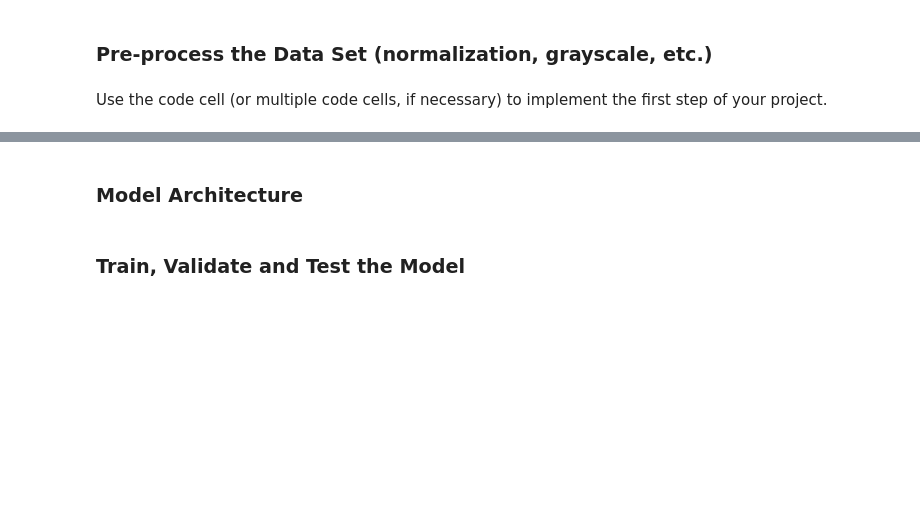
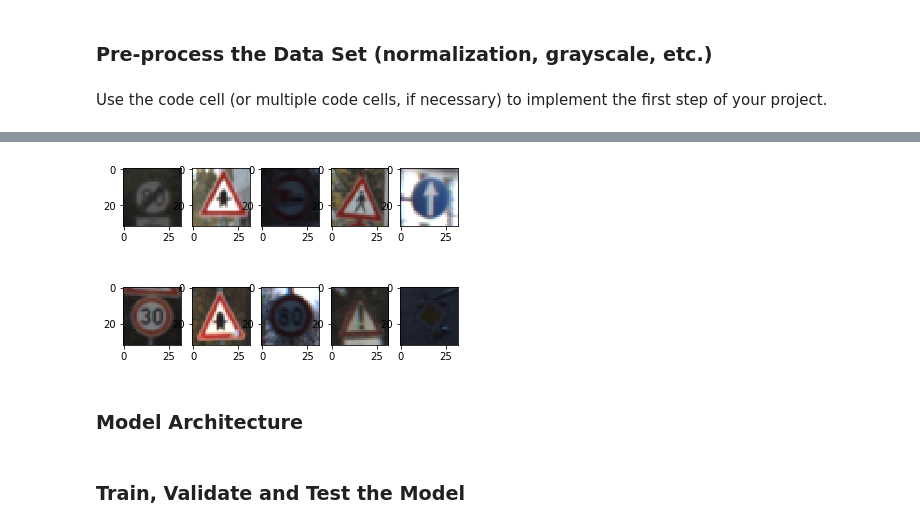
Before and after one commit to wpliu25/CarND-Traffic-Sign-Classifier-Project, a Jupyter notebook: Traffic_Sign_Classifier.ipynb, the cells around one changed output, grey strips where cells are left out. Saved outputs shown, nothing was run; the diff lists cells and outputs as text; code cells hidden in the pictures; blank space fills up the shorter version.

Commit message:
brightness augmentation implemented.

```diff
--- a/Traffic_Sign_Classifier.ipynb
+++ b/Traffic_Sign_Classifier.ipynb
@@ -60,6 +60,9 @@ Complete the basic data summary below. Use python, numpy and/or pandas methods t
 
 # TODO: Number of training examples
 n_train = len(X_train)
+
+# TODO: Number of valid examples
+n_valid = len(X_valid)
 
 # TODO: Number of testing examples.
 n_test = len(X_test)
@@ -69,8 +72,3 @@ image_shape = format(X_train[0].shape)
 
 # TODO: How many unique classes/labels there are in the dataset.
 n_classes = len(set(y_train))
-
-print("Number of training examples =", n_train)
-print("Number of testing examples =", n_test)
-print("Image data shape =", image_shape)
-print("Number of classes =", n_classes)
@@ -134,0 +122,85 @@ X_train, y_train = shuffle(X_train, y_train)
+# %%
+### Preprocess the data here. Preprocessing steps could include normalization, converting to grayscale, etc.
+### Feel free to use as many code cells as needed.
+from sklearn.utils import shuffle
+
+X_train, y_train = shuffle(X_train, y_train)
+
+import numpy as np
+def rgb2gray(imgs):
+    # convert to grayscale
+    return np.mean(imgs, axis=3, keepdims=True)
+
+def normalize(img, a = -0.5, b = 0.5, Xmin = 0.0, Xmax = 255.0):
+    """
+    Normalize the image data with Min-Max scaling to a range of [a, b]
+    :param image_data: The image data to be normalized
+    :return: Normalized image data
+    """
+    #Xp = np.zeros((img.shape[0], img.shape[1], img.shape[2], 1))
+
+    for c in range(img.shape[2]):
+        X = img;
+        Xp = a + (X-Xmin)*(b-a)/(Xmax-Xmin)
+
+    return Xp
+
+add_random_brightness = 0
+# this function will be used to preprocess all images
+def preprocess_images(images, brightness = 0):
+    shape = images.shape
+    out_img_shape = (shape[1], shape[2], 1)
+    batch = np.zeros((shape[0], shape[1], shape[2], shape[3]))
+
+    for i in range(len(images)):
+        img = images[i, :]
+        img = normalize(img, 0.0, 1.0, 0.0, 255.0)
+        if(brightness == 1):
+            img_hsv = matplotlib.colors.rgb_to_hsv(img)
+            random = 0.5 + np.random.uniform()
+            img_hsv[:, :, 2] = img_hsv[:, :, 2] * random
+            img_hsv[:, :, 2][img_hsv[:, :, 2] > 1.0] = 1.0
+            img= matplotlib.colors.hsv_to_rgb(img_hsv)
+        img = normalize(img, -0.5, 0.5, 0.0, 1.0)
+        batch[i] = img
+    return batch
+
+X_train_p = preprocess_images(X_train[0:n_train], add_random_brightness)
+X_valid_p = preprocess_images(X_valid[0:n_valid], add_random_brightness)
+X_test_p = preprocess_images(X_test[0:n_test], add_random_brightness)
+C = X_train_p[0].shape[2]
+
+# TODO: Number of training examples
+n_train_p = len(X_train_p)
+
+# TODO: Number of valid examples
+n_valid_p = len(X_valid_p)
+
+# TODO: Number of testing examples.
+n_test_p = len(X_test_p)
+
+# TODO: What's the shape of an traffic sign image?
+image_shape_p = format(X_train_p[0].shape)
+
+print("Number of training examples =", n_train_p)
+print("Number of testing examples =", n_test_p)
+print("Image data shape =", image_shape_p)
+print("Number of classes =", n_classes)
+
+### Data exploration visualization code goes here.
+### Feel free to use as many code cells as needed.
+import random
+import matplotlib.pyplot as plt
+# Visualizations will be shown in the notebook.
+%matplotlib inline
+
+n_sample_images = 10
+# Plot random n sample images
+print('%s Sample images', n_sample_images)
+for i in range(n_sample_images):
+    plt.subplot(2,n_sample_images/2,i+1)
+    index = random.randint(0, len(X_train_p))
+    img = X_train_p[index]
+    img = normalize(img, 0.0, 1.0, -0.5, 0.5)
+    plt.imshow(img.squeeze())
+# %% [output]
@@ -135,3 +212,4 @@ X_train, y_train = shuffle(X_train, y_train)
+[figure, added]
 # %% [markdown]
 ### Model Architecture
 # %%
```
Also changed, not shown: parts of 8 cells of this notebook, 6 other files.
